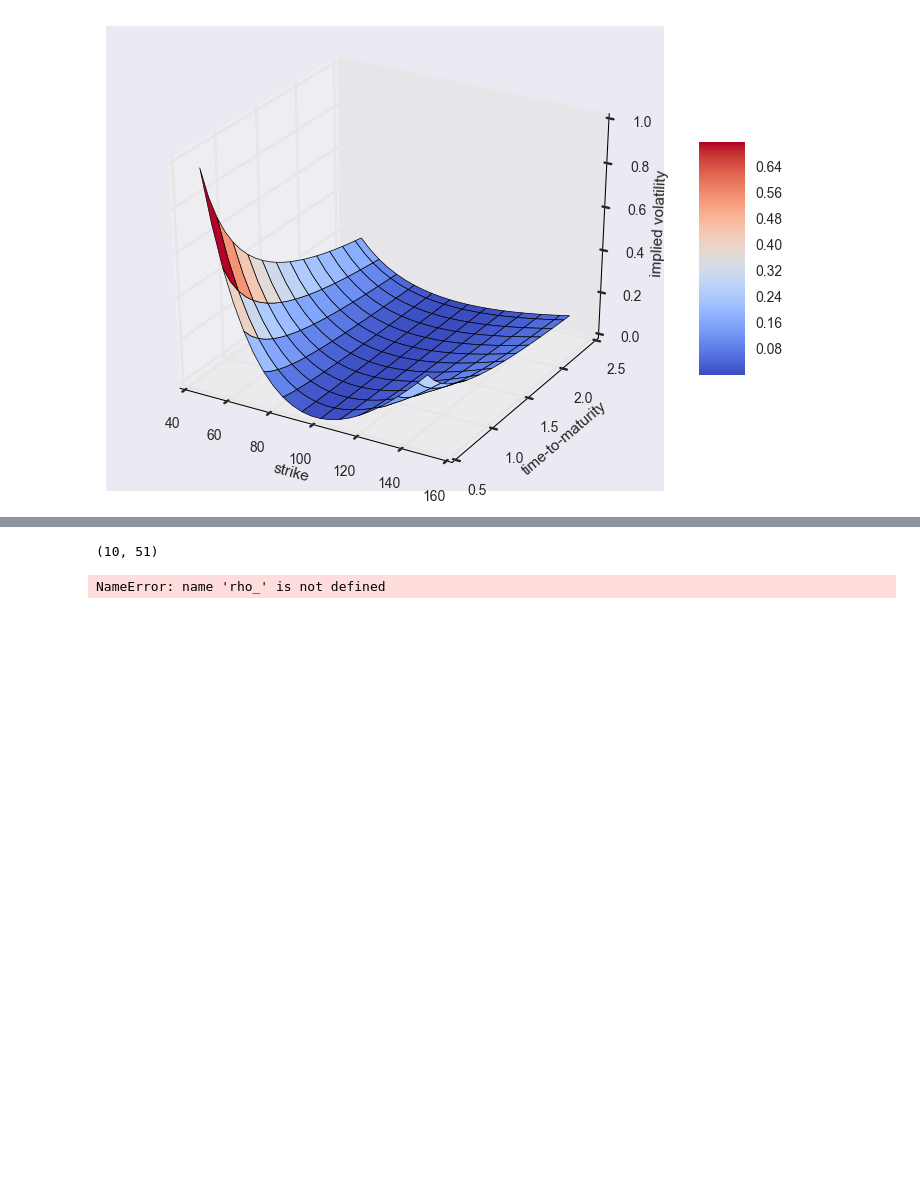
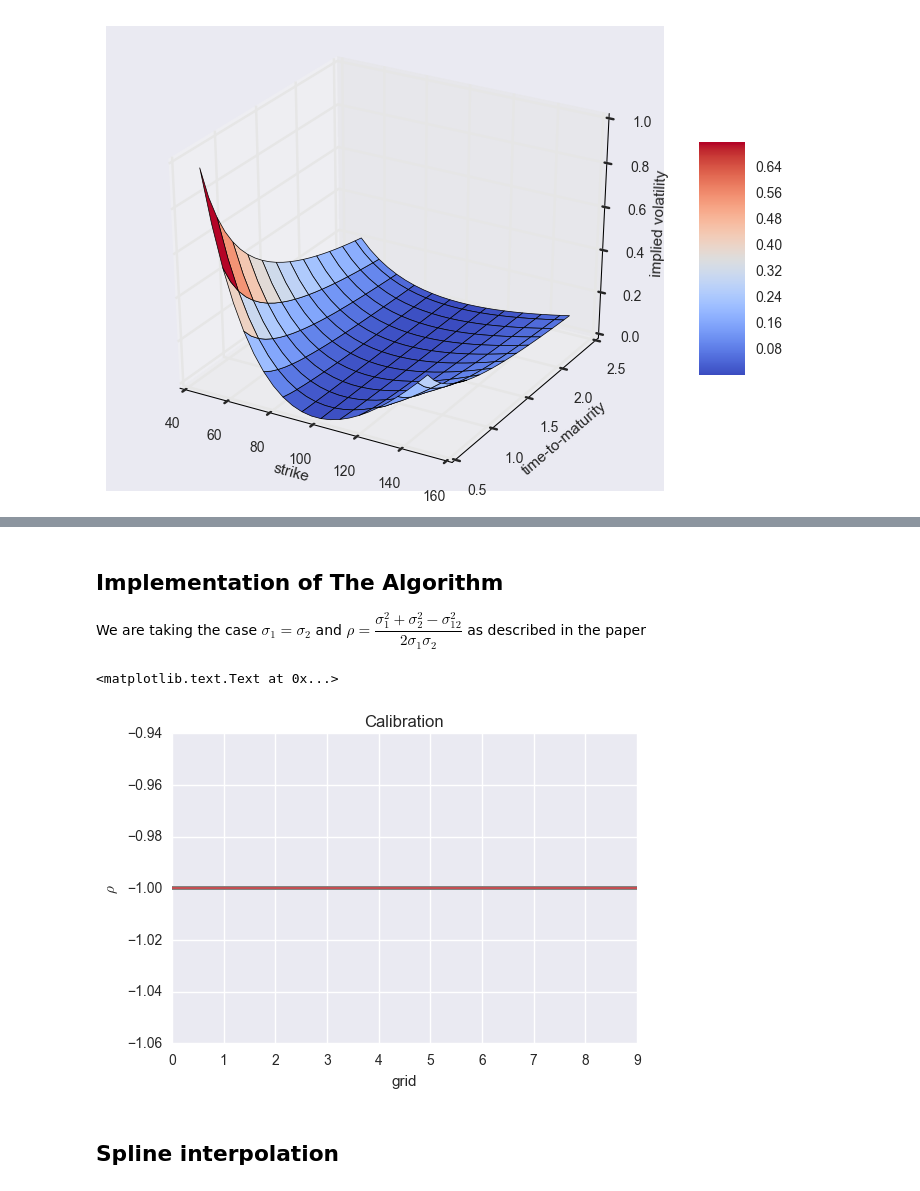
Before and after one commit to FelipeAndresG/FX-triangle, a Jupyter notebook: Code/FX_calibration.ipynb, the cells around one changed output, grey strips where cells are left out. Saved outputs shown, nothing was run; the diff lists cells and outputs as text; code cells hidden in the pictures; blank space fills up the shorter version.

Commit message:
Algorithm implementation

```diff
--- a/Code/FX_calibration.ipynb
+++ b/Code/FX_calibration.ipynb
@@ -118,16 +131,21 @@ ax2.grid(True)
+# %% [markdown]
+## Implementation of The Algorithm
+We are taking the case $\sigma_1 = \sigma_2 $ and $\rho=\dfrac{\sigma_1^2 + \sigma_2^2 - \sigma_{12}^2}{2 \sigma_1 \sigma_2}$ as described in the paper
 # %%
 # (1)
 k = 1
 sigma_12 = 0.5
 rho = (sigma**2 + sigma**2 - sigma_12**2) / (2 * sigma * sigma)
-a = sigma**2 + sigma**2
-b = -2*sigma*sigma
+a = sigma ** 2 + sigma ** 2
+b = -2 * sigma * sigma
 
-N = 10
+N = 10 # grid
 grilha = np.linspace(0,100, N)
 
+# Approximation of Delta dirac function
 def delta(x):
-    return x**2 < 0.01
+    n = 100
+    return n / (1 + (n * x) ** 2) / np.pi
 ind = 0
 Enum = np.zeros((N, M+1))
 Eden = np.zeros((N, M+1))
@@ -138,15 +156,17 @@ for p in grilha:
     f[ind] = (Enum[ind] - sigma_12**2)/(2*Eden[ind])
     ind+=1
 
-#rho_ = (1/b)*(f - a)
+rho_ = (1/b)*(f - a)
-# %%
-Enum.shape
-# %% [output]
-(10, 51)
-# %%
-plt.plot(rho_)
-# %% [output]
-NameError: name 'rho_' is not defined
+# %%
+plt.plot(rho_)
+plt.title("Calibration")
+plt.xlabel("grid")
+plt.ylabel(r"$\rho$")
+# %% [output]
+<matplotlib.text.Text at 0x...>
+[figure, added]
+# %% [markdown]
+## Spline interpolation
 # %%
 from scipy.interpolate import interp1d
 
```
Also changed, not shown: parts of 9 cells of this notebook.
